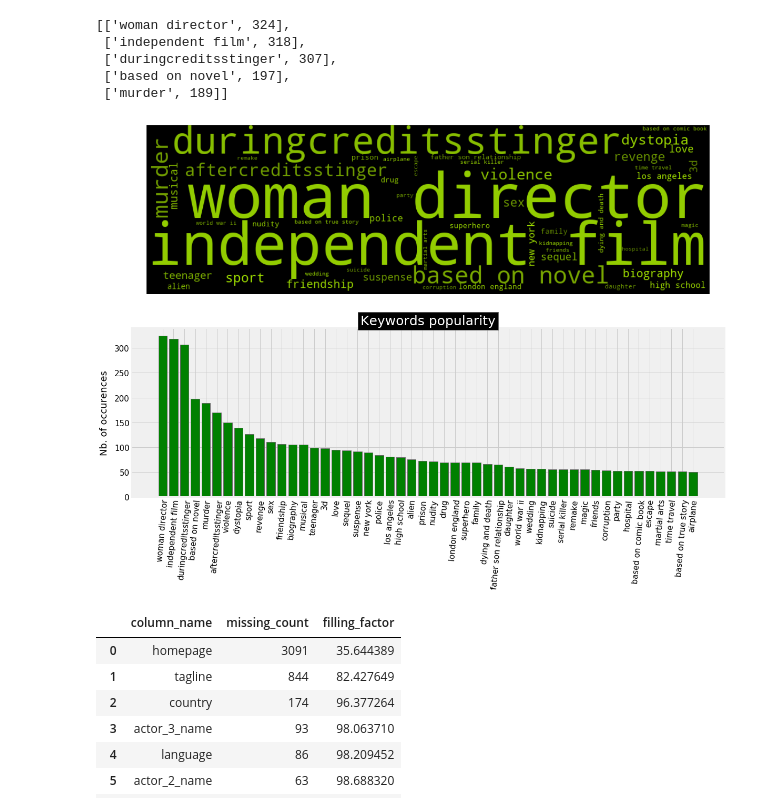
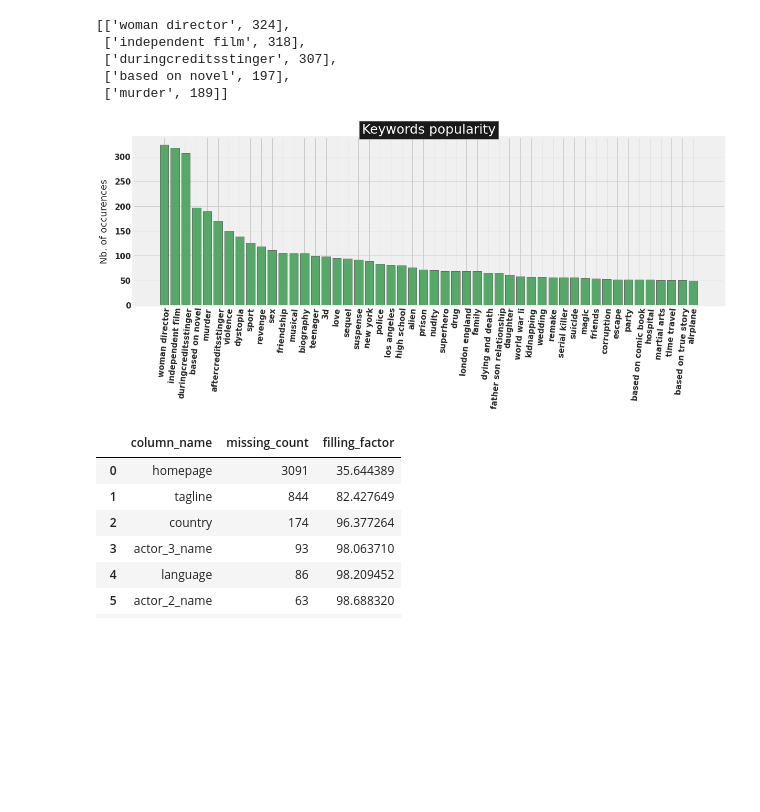
Before and after one commit to Charan619/What-should-I-watch-next, a Jupyter notebook: What Should I Watch Next.ipynb, the cells around one changed output. Cells and saved outputs as stored; diff of their text form; code cells hidden in the pictures; blank space fills up the shorter version.

```diff
--- a/What Should I Watch Next.ipynb
+++ b/What Should I Watch Next.ipynb
@@ -138,8 +140,8 @@ warnings.filterwarnings('ignore')
 PS = nltk.stem.PorterStemmer()
 #__________________
 # load the dataset
-credits = load_tmdb_credits("../input/tmdb-movie-metadata/tmdb_5000_credits.csv")
-movies = load_tmdb_movies("../input/tmdb-movie-metadata/tmdb_5000_movies.csv")
+credits = load_tmdb_credits("/content/tmdb_5000_credits.csv")
+movies = load_tmdb_movies("/content/tmdb_5000_movies.csv")
 df_initial = convert_to_original_format(movies, credits)
 print('Shape:',df_initial.shape)
 #__________________________________________
@@ -197,51 +199,30 @@ keyword_occurences[:5]
 # %%
 #_____________________________________________
 # Function that control the color of the words
-#!!!!!!!!!!!!!!!!!!!!!!!!!!!!!!!!!!!!!!!!!!!!!!!!!!!!!!!!!!!!!!!!!!!!!!!!!!!!!!!!
-# WARNING: the scope of variables is used to get the value of the "tone" variable
-# I could not find the way to pass it as a parameter of "random_color_func()"
-#!!!!!!!!!!!!!!!!!!!!!!!!!!!!!!!!!!!!!!!!!!!!!!!!!!!!!!!!!!!!!!!!!!!!!!!!!!!!!!!!
-def random_color_func(word=None, font_size=None, position=None,
-                      orientation=None, font_path=None, random_state=None):
-    h = int(360.0 * tone / 255.0)
-    s = int(100.0 * 255.0 / 255.0)
-    l = int(100.0 * float(random_state.randint(70, 120)) / 255.0)
-    return "hsl({}, {}%, {}%)".format(h, s, l)
-#_____________________________________________
-# UPPER PANEL: WORDCLOUD
+
+
+
 fig = plt.figure(1, figsize=(18,13))
-ax1 = fig.add_subplot(2,1,1)
 #_______________________________________________________
-# I define the dictionary used to produce the wordcloud
-words = dict()
-trunc_occurences = keyword_occurences[0:50]
-for s in trunc_occurences:
-    words[s[0]] = s[1]
-tone = 55.0 # define the color of the words
-#________________________________________________________
-wordcloud = WordCloud(width=1000,height=300, background_color='black',
-                      max_words=1628,relative_scaling=1,
-                      color_func = random_color_func,
-                      normalize_plurals=False)
-wordcloud.generate_from_frequencies(words)
-ax1.imshow(wordcloud, interpolation="bilinear")
-ax1.axis('off')
+
 #_____________________________________________
 # LOWER PANEL: HISTOGRAMS
 ax2 = fig.add_subplot(2,1,2)
+words = dict()
+trunc_occurences = keyword_occurences[0:50]
 y_axis = [i[1] for i in trunc_occurences]
 x_axis = [k for k,i in enumerate(trunc_occurences)]
 x_label = [i[0] for i in trunc_occurences]
 plt.xticks(rotation=85, fontsize = 15)
 plt.yticks(fontsize = 15)
 plt.xticks(x_axis, x_label)
 plt.ylabel("Nb. of occurences", fontsize = 18, labelpad = 10)
 ax2.bar(x_axis, y_axis, align = 'center', color='g')
 #_______________________
 plt.title("Keywords popularity",bbox={'facecolor':'k', 'pad':5},color='w',fontsize = 25)
 plt.show()
 # %% [output]
-[figure, old version]
+[figure, new version]
 # %%
 missing_df = df_initial.isnull().sum(axis=0).reset_index()
 missing_df.columns = ['column_name', 'missing_count']
```
Also changed, not shown: parts of 41 cells of this notebook.
